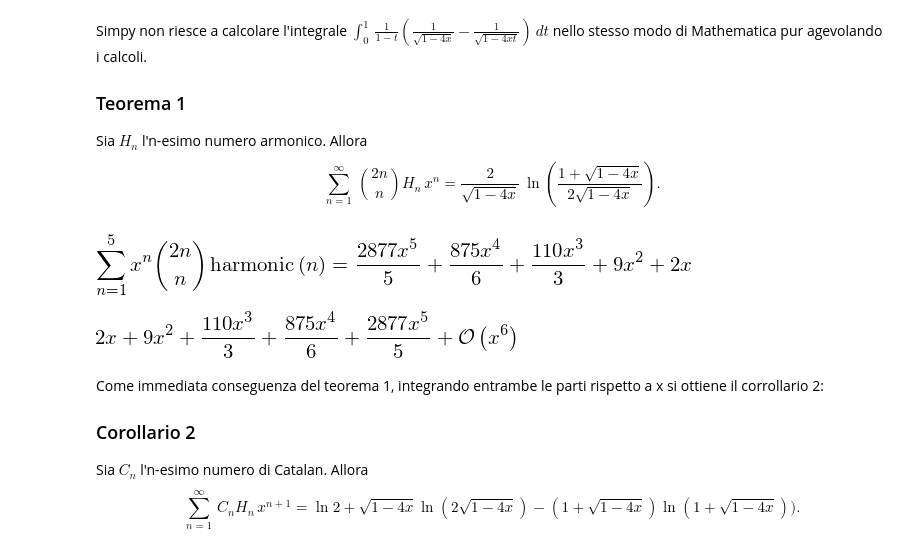
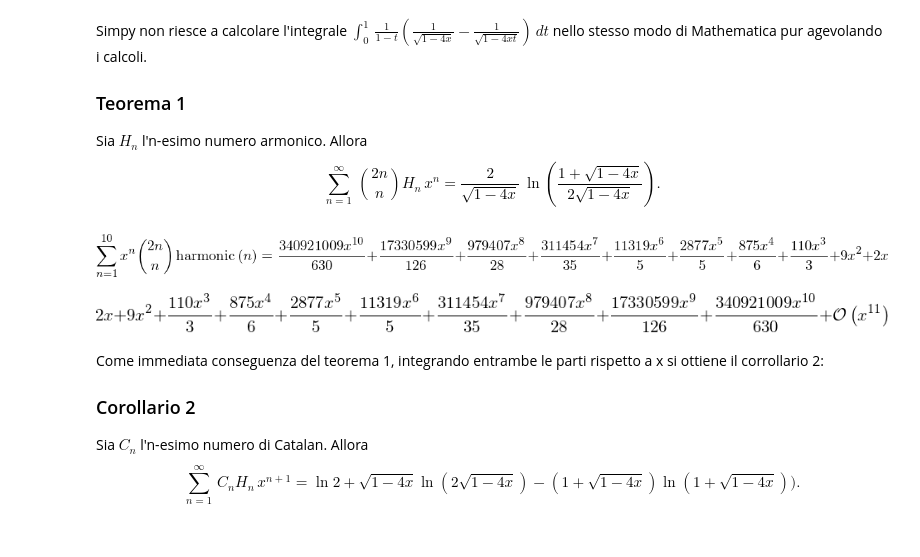
Before and after one commit to mameli/Analysis_and_Design_of_Algorithms, a Jupyter notebook: Chen21/chen.ipynb, the cells around one changed output. Saved outputs shown, nothing was run; the diff lists cells and outputs as text; code cells hidden in the pictures.

```diff
--- a/Chen21/chen.ipynb
+++ b/Chen21/chen.ipynb
@@ -11,6 +11,8 @@ import sys
 import matplotlib.pyplot as plt
 import matplotlib
 init_printing()
+
+EXP_VALUE = 10
 # %% [markdown]
 # 1) Introduzione
 I numeri di Catalan sono definiti come:
@@ -204,14 +206,14 @@ Sia $H_n$ l'n-esimo numero armonico. Allora
 # %%
 h9 = Sum(binomial(2*n, n)* harmonic(n)*x**n,(n,1,k))
 h9_expr = Lambda([n], 2/sqrt(1 - 4*x) * ln((1 + sqrt(1 - 4*x))/ (2*sqrt(1 - 4*x))))
-expanded = h9.subs({k:5})
+expanded = h9.subs({k:EXP_VALUE})
 Eq(expanded, expanded.doit())
 # %% [output]
-[figure, old version]
+[figure, new version]
 # %%
-series(h9_expr(x), x, n=6)
+series(h9_expr(x), x, n=(EXP_VALUE + 1))
 # %% [output]
-[figure, old version]
+[figure, new version]
 # %% [markdown]
 Come immediata conseguenza del teorema 1, integrando entrambe le parti rispetto a x si ottiene il corrollario 2:
 ### Corollario 2
```
Also changed, not shown: parts of 46 cells of this notebook.
